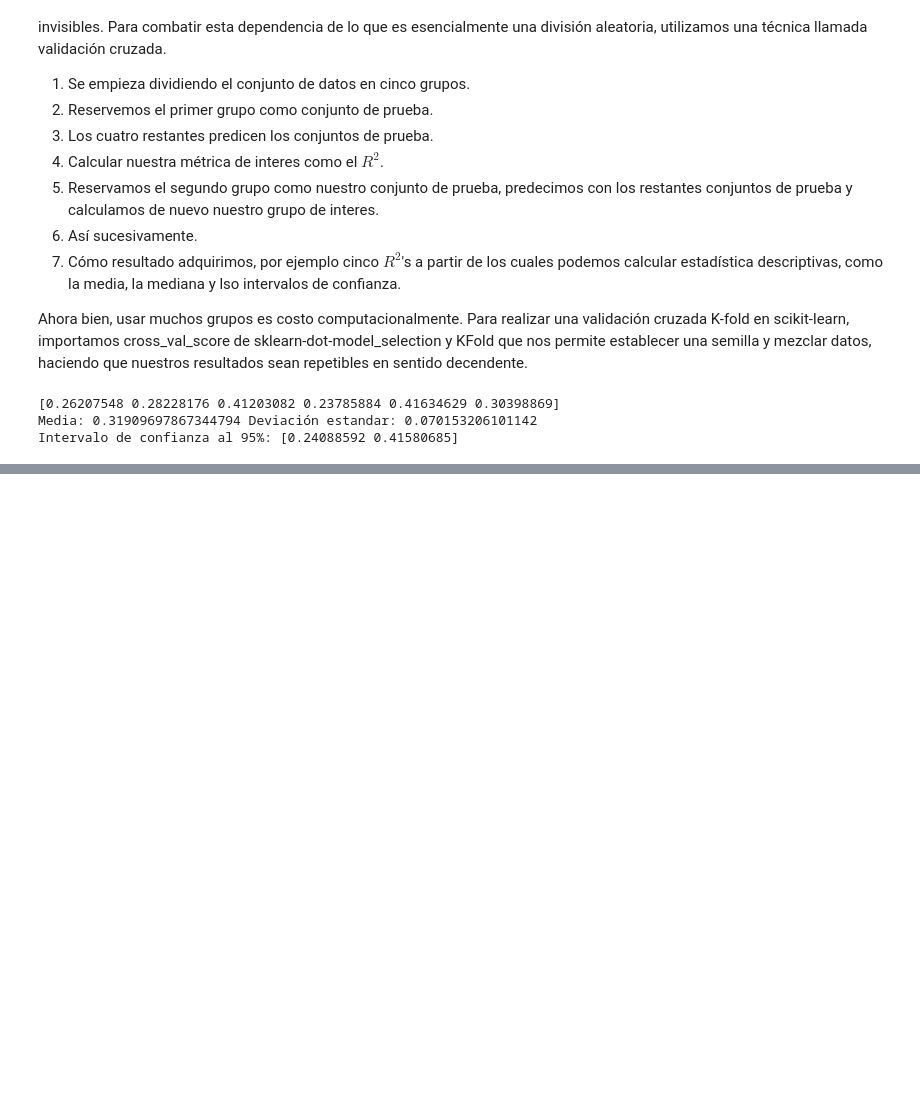
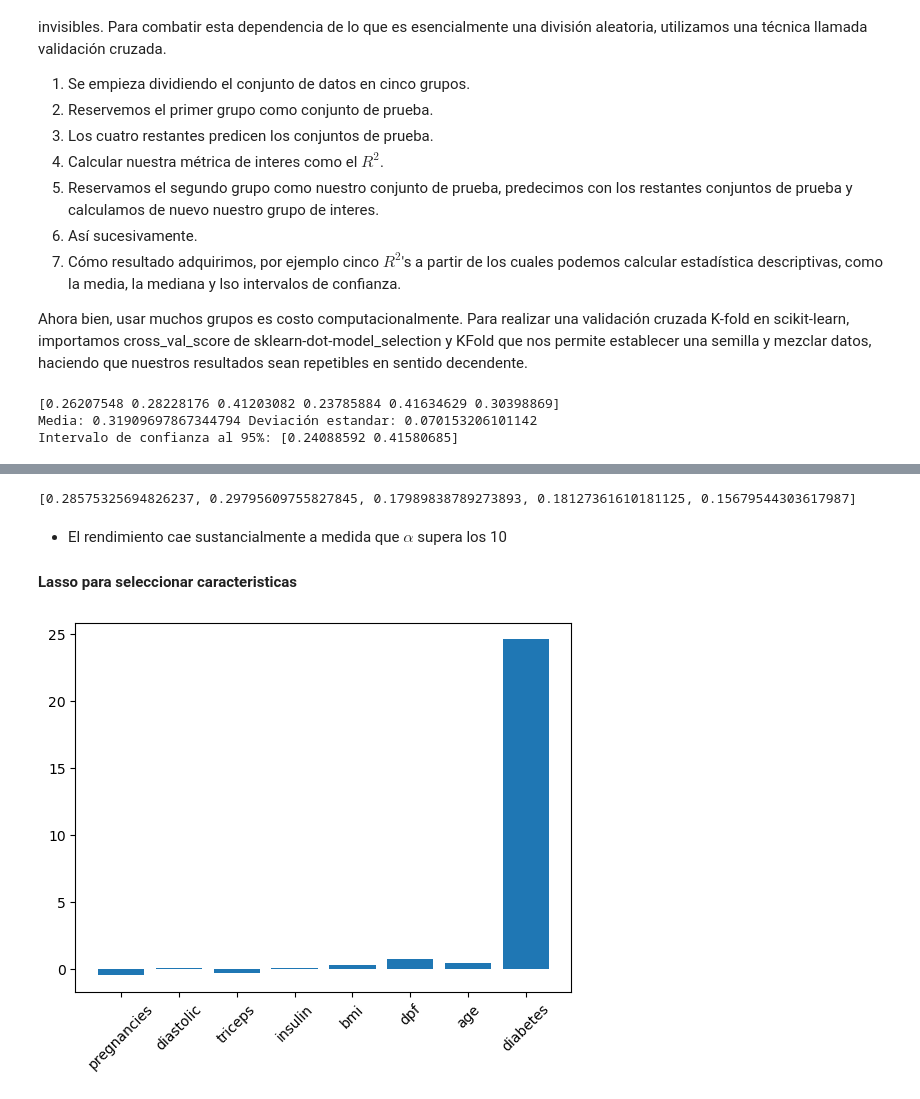
Before and after one commit to soyfode/projects, a Jupyter notebook: ML/01_aprendizaje_supervisado.ipynb, the cells around one changed output, grey strips where cells are left out. Cells and saved outputs as stored; diff of their text form; code cells hidden in the pictures; blank space fills up the shorter version.

Commit message:
regression linear

```diff
--- a/ML/01_aprendizaje_supervisado.ipynb
+++ b/ML/01_aprendizaje_supervisado.ipynb
@@ -507,0 +472,43 @@ RMSE: 2944.4331996001006
+# %%
+# Importar regresión Lasso
+from sklearn.linear_model import Lasso
+
+# Para resaltar el impacto de diferentes valores de alpha, creamos un espacio vacio
+scores = []
+for alpha in [0.1,1.0,10.0,20.0,50.0]:
+    ridge = Lasso(alpha = alpha)
+    ridge.fit(X_train,y_train)
+    y_pred = ridge.predict(X_test)
+    scores.append(ridge.score(X_test,y_test))
+
+# Imprimir
+print(scores)
+# %% [output]
+[0.28575325694826237, 0.29795609755827845, 0.17989838789273893, 0.18127361610181125, 0.15679544303617987]
+# %% [markdown]
+- El rendimiento cae sustancialmente a medida que $\alpha$ supera los 10
+
+#### Lasso para seleccionar caracteristicas
+# %%
+# importar Lasso
+from sklearn.linear_model import Lasso
+
+# Creamos una matriz de características y objetivos, y utilizamos el conjunto de datos
+X = diabetes_df.drop("glucose", axis = 1).values
+y = diabetes_df["glucose"].values
+
+# Extraer los nombres de la columnas
+names = diabetes_df.drop("glucose", axis = 1).columns
+
+# Creamos una instancia Lasso, estableciendo alpha en cero punto uno.
+lasso = Lasso(alpha = 0.1)
+
+# Ajustamos el modelo a los datos y extraemos el coeficiente
+lasso_coef = lasso.fit(X, y).coef_
+
+# Trazamos los coeficientes para cada caracteristica
+plt.bar(names, lasso_coef)
+plt.xticks(rotation = 45)
+plt.show()
+# %% [output]
+[figure, added]
```
Also changed, not shown: parts of 28 cells of this notebook, 1 other file.
